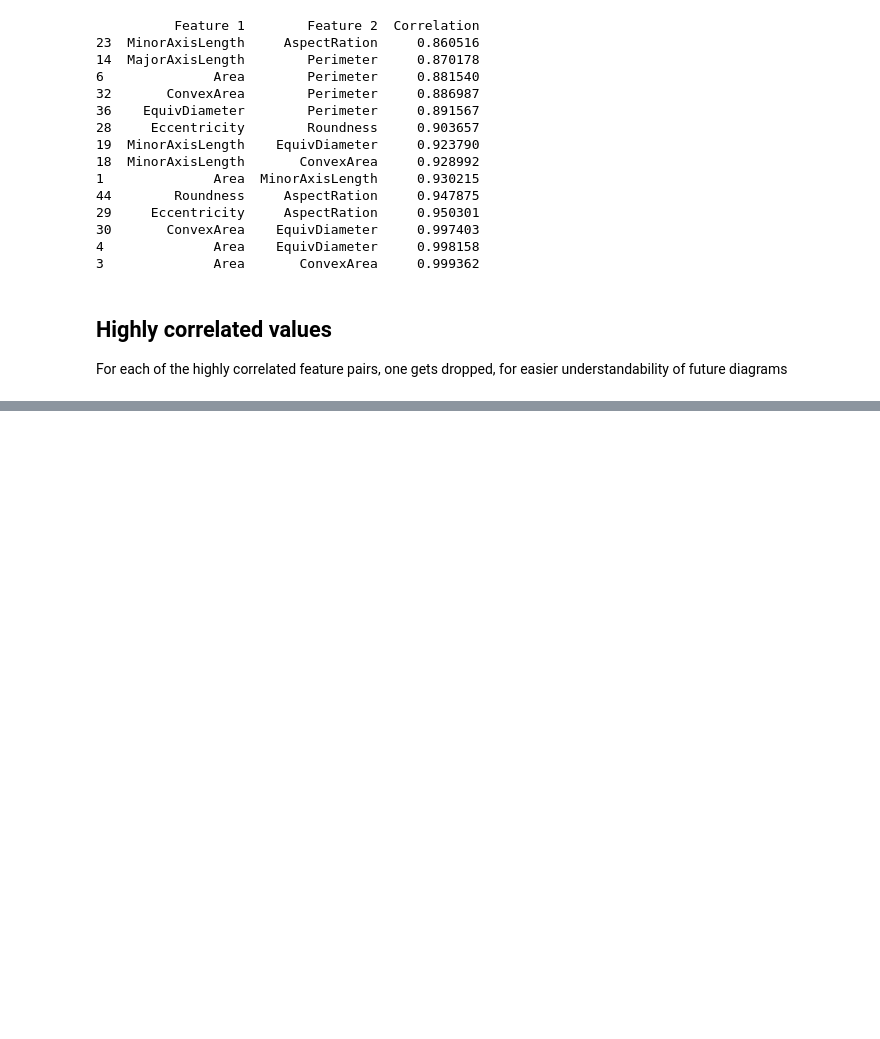
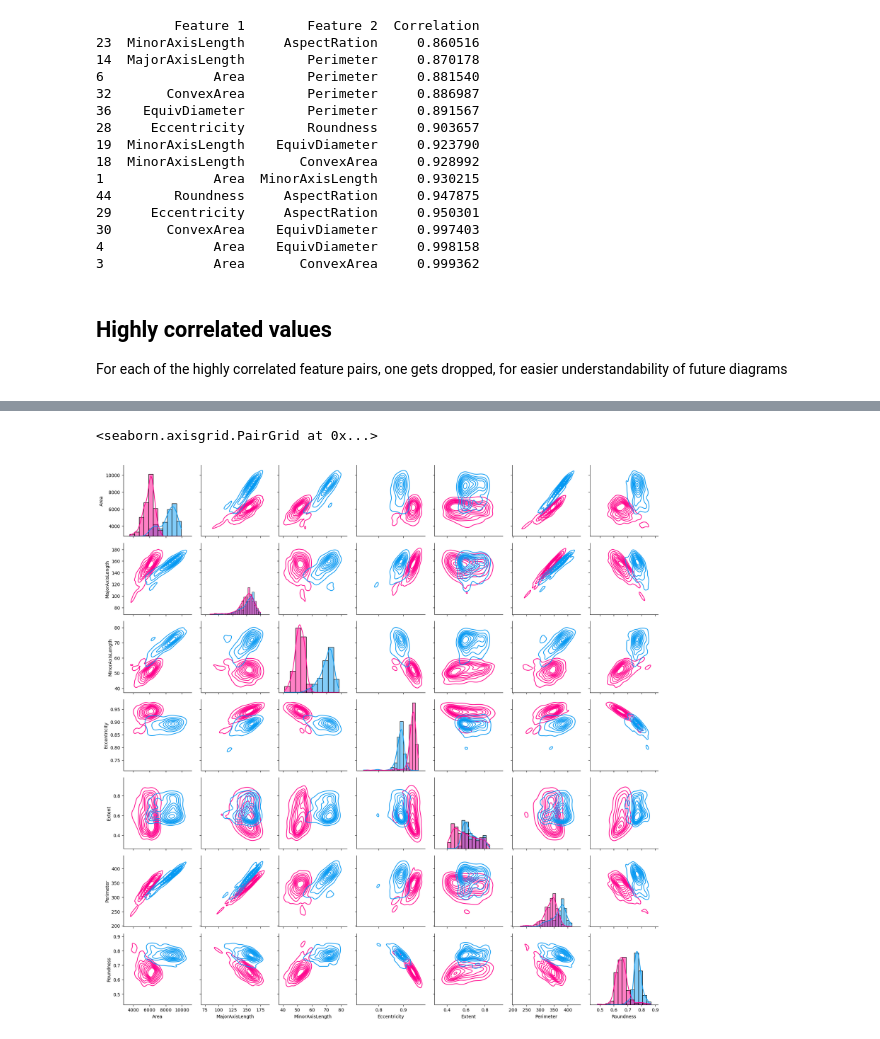
Before and after one commit to 0xKyPre/Mushroom_Viz, a Jupyter notebook: rice_viz.ipynb, the cells around one changed output, grey strips where cells are left out. Drawn from its saved outputs; the diff is of its cells as text; code cells hidden in the pictures; blank space fills up the shorter version.

```diff
--- a/rice_viz.ipynb
+++ b/rice_viz.ipynb
@@ -145,0 +161,7 @@ plt.show()
+# %%
+pair_grid = sns.PairGrid(data=cleaned_data.sample(500), hue='Class', palette=rice_palette)
+pair_grid.map_diag(sns.histplot, kde=True)
+pair_grid.map_offdiag(sns.kdeplot)
+# %% [output]
+<seaborn.axisgrid.PairGrid at 0x...>
+[figure, added]
```
Also changed, not shown: parts of 5 cells of this notebook.
